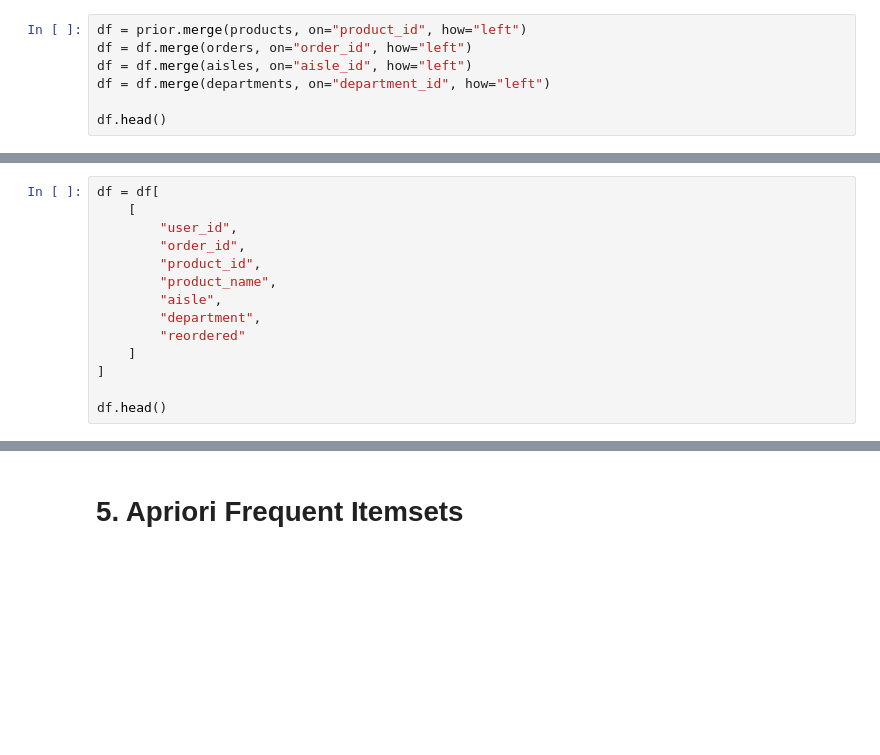
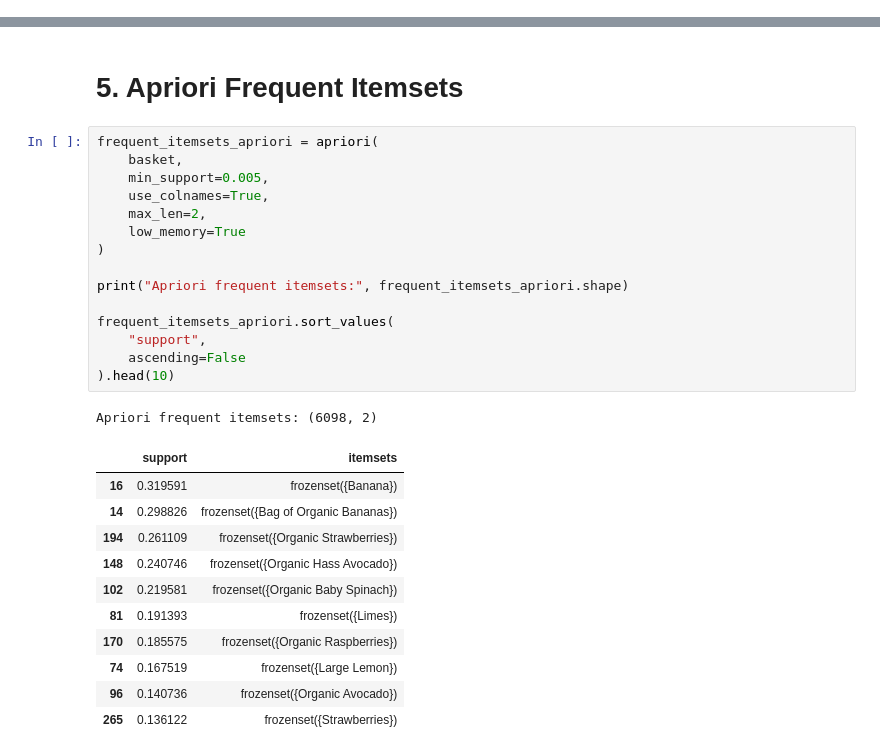
Before and after one commit to 2026089Hi/CA2-DV-ML, a Jupyter notebook: CA2 DV, ML.ipynb, the cells around one changed output, grey strips where cells are left out. Drawn from its saved outputs; the diff is of its cells as text; blank space fills up the shorter version.

```diff
--- a/CA2 DV, ML.ipynb
+++ b/CA2 DV, ML.ipynb
@@ -126,7 +123,0 @@ dtype: object
-# %%
-df = prior.merge(products, on="product_id", how="left")
-df = df.merge(orders, on="order_id", how="left")
-df = df.merge(aisles, on="aisle_id", how="left")
-df = df.merge(departments, on="department_id", how="left")
-
-df.head()
@@ -142,14 +123,0 @@ df.head()
-# %%
-df = df[
-    [
-        "user_id",
-        "order_id",
-        "product_id",
-        "product_name",
-        "aisle",
-        "department",
-        "reordered"
-    ]
-]
-
-df.head()
@@ -793,3 +716,31 @@ max        50.000000
 dtype: float64
 # %% [markdown]
 # 5. Apriori Frequent Itemsets
+# %%
+frequent_itemsets_apriori = apriori(
+    basket,
+    min_support=0.005,
+    use_colnames=True,
+    max_len=2,
+    low_memory=True
+)
+
+print("Apriori frequent itemsets:", frequent_itemsets_apriori.shape)
+
+frequent_itemsets_apriori.sort_values(
+    "support",
+    ascending=False
+).head(10)
+# %% [output]
+Apriori frequent itemsets: (6098, 2)
+|  | support | itemsets |
+| 16 | 0.319591 | frozenset({Banana}) |
+| 14 | 0.298826 | frozenset({Bag of Organic Bananas}) |
+| 194 | 0.261109 | frozenset({Organic Strawberries}) |
+| 148 | 0.240746 | frozenset({Organic Hass Avocado}) |
+| 102 | 0.219581 | frozenset({Organic Baby Spinach}) |
+| 81 | 0.191393 | frozenset({Limes}) |
+| 170 | 0.185575 | frozenset({Organic Raspberries}) |
+| 74 | 0.167519 | frozenset({Large Lemon}) |
+| 96 | 0.140736 | frozenset({Organic Avocado}) |
+| 265 | 0.136122 | frozenset({Strawberries}) |
```
Also changed, not shown: parts of 7 cells of this notebook.
